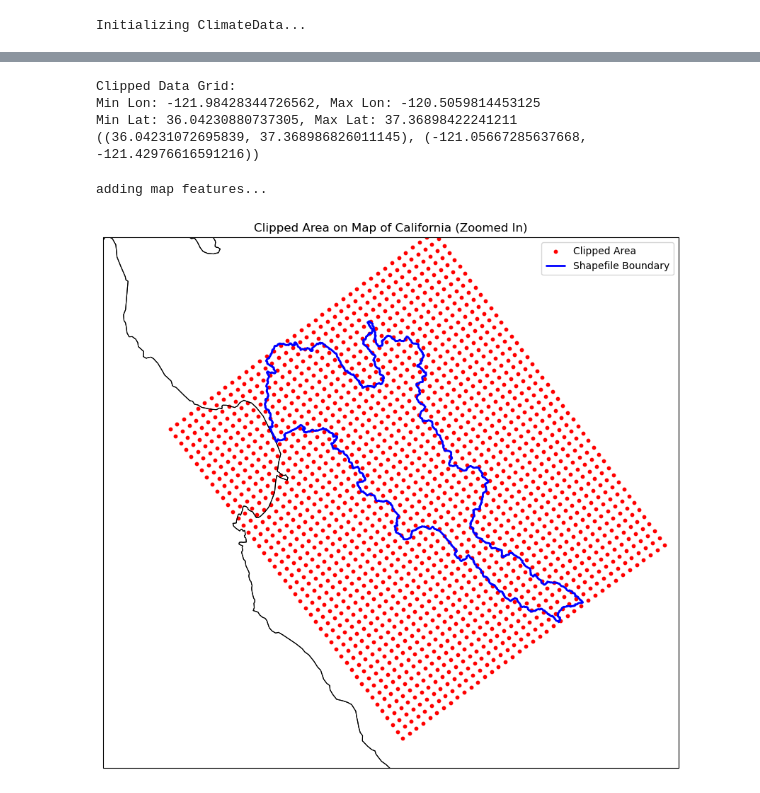
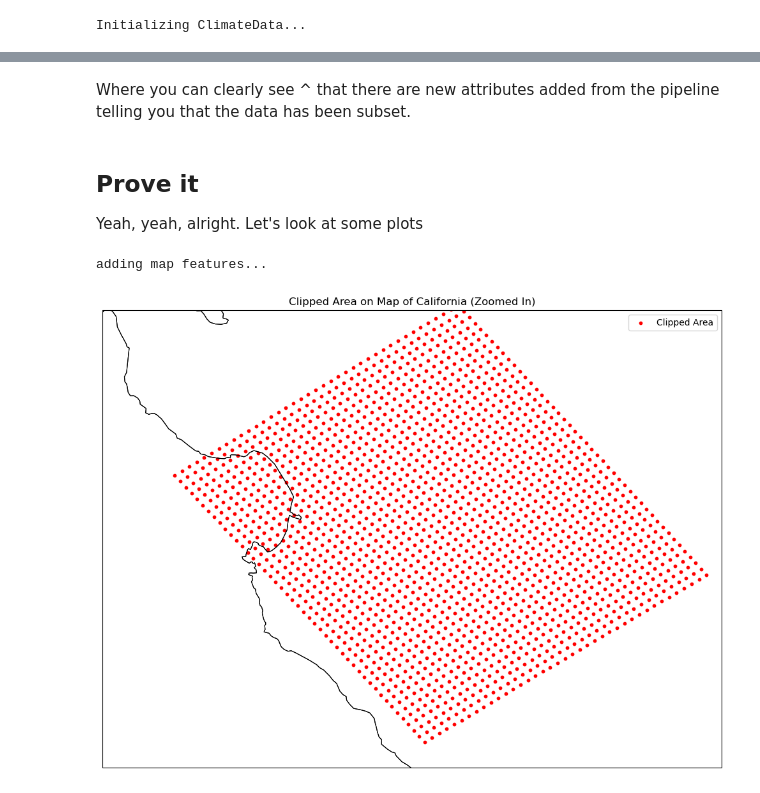
Before and after one commit to cal-adapt/climakitae, a Jupyter notebook: test.ipynb, the cells around one changed output, grey strips where cells are left out. Cells and saved outputs as stored; diff of their text form; code cells hidden in the pictures.

```diff
--- a/test.ipynb
+++ b/test.ipynb
@@ -66,0 +67,15 @@ Coordinates:
+# %%
+data = (cd
+    .catalog("renewables")
+    .installation("pv_utility")
+    .experiment_id("historical")
+    .table_id("day")
+    .grid_label("d03")
+    .variable("cf")
+    .processes({
+        "time_slice": ("2010-01-01", "2010-12-31"), # 2010 data
+        "clip": ((36.04, 37.37), (-121.06, -121.43)) # Pajaro Valley
+    }
+    )
+    .get()
+)
@@ -150,20 +121,9 @@ plt.show()
-# %%
-print("Clipped Data Grid:")
-print(f"Min Lon: {lon_shp.min()}, Max Lon: {lon_shp.max()}")
-print(f"Min Lat: {lat_shp.min()}, Max Lat: {lat_shp.max()}")
-pajaro_lat_lon = (
-    (min_lon_shp, max_lon_shp),
-    (min_lat_shp, max_lat_shp)
-)
-print(pajaro_lat_lon)
-
-clip_lat_lon = Clip(pajaro_lat_lon)
-clip_lat_lon_data = clip_lat_lon.execute(data, {})
-# %% [output]
-Clipped Data Grid:
-Min Lon: -121.98428344726562, Max Lon: -120.5059814453125
-Min Lat: 36.04230880737305, Max Lat: 37.36898422241211
-((36.04231072695839, 37.368986826011145), (-121.05667285637668, -121.42976616591216))
+# %% [markdown]
+Where you can clearly see ^ that there are new attributes added from the pipeline telling you that the data has been subset.
+# %% [markdown]
+## Prove it
+
+Yeah, yeah, alright. Let's look at some plots
 # %%
 import geopandas as gpd
 import cartopy.crs as ccrs
@@ -171,39 +131,35 @@ import cartopy.feature as cfeature
 # plot the clipped data
 import matplotlib.pyplot as plt
 
-key = list(clip_lat_lon_data.keys())[0]
-lon = clip_lat_lon_data[key].lon.values
-lat = clip_lat_lon_data[key].lat.values
+key = list(data.keys())[0]
+lon = data[key].lon.values
+lat = data[key].lat.values
 
 # Only plot the clipped region on a map of California, zoomed in
 # California bounding box (zoomed in)
 ca_lon_zoom = [-122.5, -120.2]
 ca_lat_zoom = [35.8, 37.5]
 
 fig = plt.figure(figsize=(10, 8))
 ax = fig.add_subplot(1, 1, 1, projection=ccrs.PlateCarree())
 
 print("adding map features...")
 ax.add_feature(cfeature.STATES.with_scale("10m"), edgecolor="black", linewidth=0.8)
 ax.add_feature(cfeature.BORDERS, linestyle=":", linewidth=0.5)
 ax.add_feature(cfeature.COASTLINE, linewidth=0.8)
 
 ax.set_title("Clipped Area on Map of California (Zoomed In)")
 ax.set_xlim(ca_lon_zoom)
 ax.set_ylim(ca_lat_zoom)
 ax.set_xlabel("Longitude")
 ax.set_ylabel("Latitude")
 
 # Plot the clipped grid points
 ax.scatter(lon.flatten(), lat.flatten(), s=10, c='red', label='Clipped Area')
 
-# Overlay the shapefile boundary
-gdf = gpd.read_file(pajaro).to_crs(epsg=4326)  # WGS 84
-gdf.boundary.plot(ax=ax, color='blue', linewidth=2, label='Shapefile Boundary')
-
 ax.legend()
 plt.tight_layout()
 plt.show()
 # %% [output]
 adding map features...
-[figure, old version]
+[figure, new version]
```
Also changed, not shown: parts of 17 cells of this notebook.
